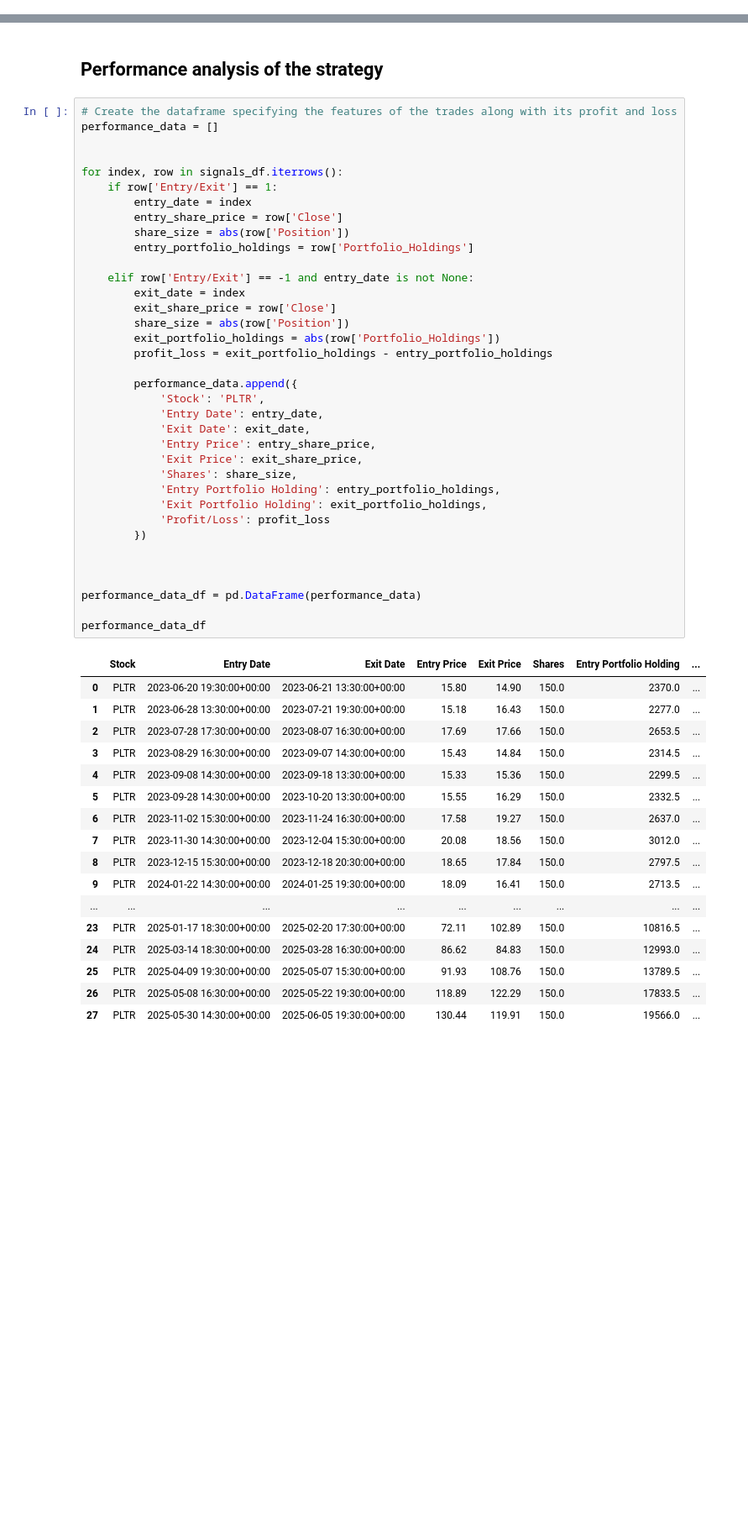
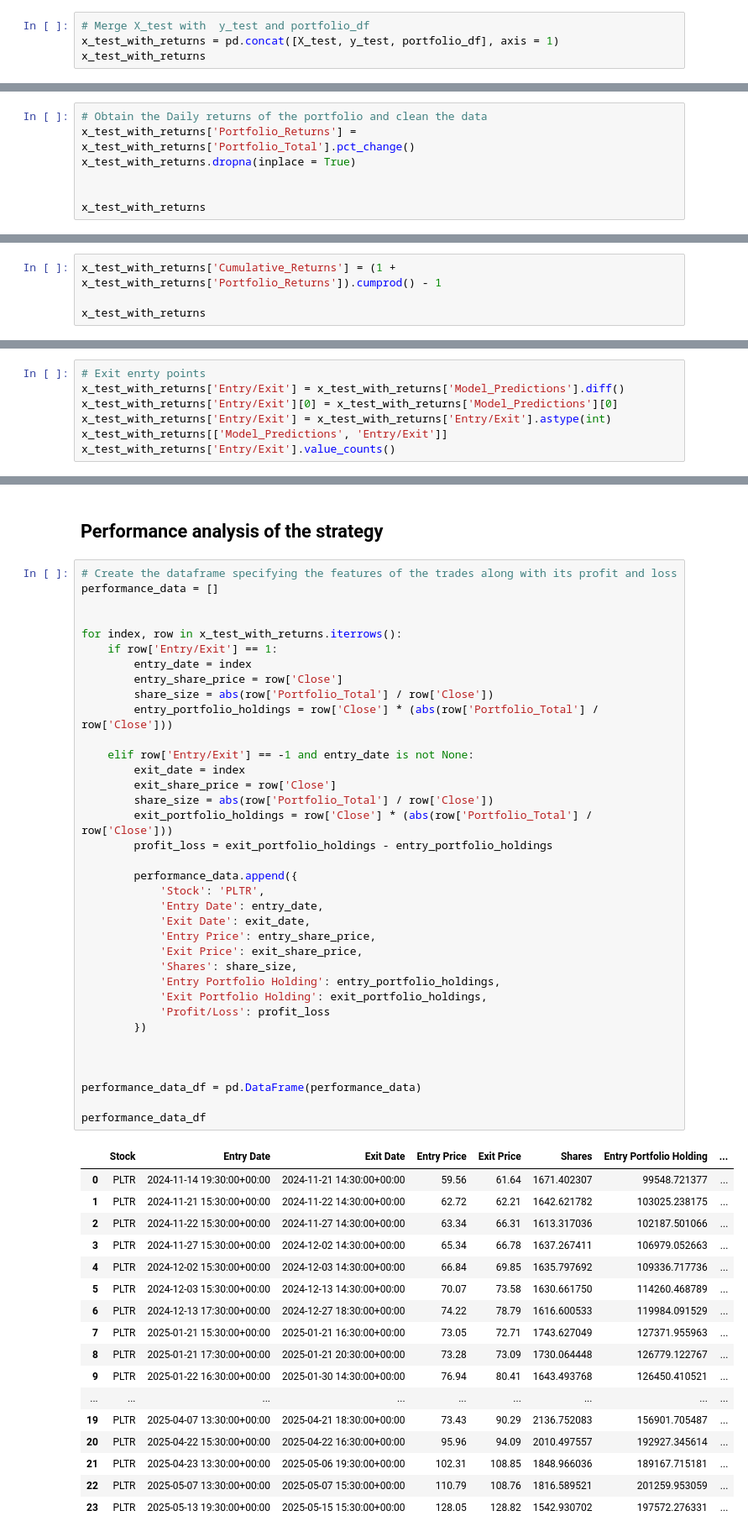
Before and after one commit to v3232/Machine-Learning-Enhanced-Equity-Strategy, a Jupyter notebook: main.ipynb, the cells around one changed output, grey strips where cells are left out. Shown: that part at 84% size. Cells and saved outputs as stored; diff of their text form; blank space fills up the shorter version.

```diff
--- a/main.ipynb
+++ b/main.ipynb
@@ -446,0 +309,4 @@ entry_exit_chart.opts(title = 'Entry Exit Plot on the Portfolio Cumulative Retur
+# %%
+# Merge X_test with  y_test and portfolio_df
+x_test_with_returns = pd.concat([X_test, y_test, portfolio_df], axis = 1)
+x_test_with_returns
@@ -446,0 +328,7 @@ entry_exit_chart.opts(title = 'Entry Exit Plot on the Portfolio Cumulative Retur
+# %%
+# Obtain the Daily returns of the portfolio and clean the data
+x_test_with_returns['Portfolio_Returns'] = x_test_with_returns['Portfolio_Total'].pct_change()
+x_test_with_returns.dropna(inplace = True)
+
+
+x_test_with_returns
@@ -446,0 +350,4 @@ entry_exit_chart.opts(title = 'Entry Exit Plot on the Portfolio Cumulative Retur
+# %%
+x_test_with_returns['Cumulative_Returns'] = (1 + x_test_with_returns['Portfolio_Returns']).cumprod() - 1
+
+x_test_with_returns
@@ -446,0 +373,7 @@ entry_exit_chart.opts(title = 'Entry Exit Plot on the Portfolio Cumulative Retur
+# %%
+# Exit enrty points
+x_test_with_returns['Entry/Exit'] = x_test_with_returns['Model_Predictions'].diff()
+x_test_with_returns['Entry/Exit'][0] = x_test_with_returns['Model_Predictions'][0]
+x_test_with_returns['Entry/Exit'] = x_test_with_returns['Entry/Exit'].astype(int)
+x_test_with_returns[['Model_Predictions', 'Entry/Exit']]
+x_test_with_returns['Entry/Exit'].value_counts()
@@ -515,52 +484,52 @@ evaluation_df
 performance_data = []
 
 
-for index, row in signals_df.iterrows():
+for index, row in x_test_with_returns.iterrows():
     if row['Entry/Exit'] == 1:
         entry_date = index
         entry_share_price = row['Close']
-        share_size = abs(row['Position'])
-        entry_portfolio_holdings = row['Portfolio_Holdings']
+        share_size = abs(row['Portfolio_Total'] / row['Close'])
+        entry_portfolio_holdings = row['Close'] * (abs(row['Portfolio_Total'] / row['Close']))
 
     elif row['Entry/Exit'] == -1 and entry_date is not None:
         exit_date = index
         exit_share_price = row['Close']
-        share_size = abs(row['Position'])
-        exit_portfolio_holdings = abs(row['Portfolio_Holdings'])
+        share_size = abs(row['Portfolio_Total'] / row['Close'])
+        exit_portfolio_holdings = row['Close'] * (abs(row['Portfolio_Total'] / row['Close']))
         profit_loss = exit_portfolio_holdings - entry_portfolio_holdings
 
         performance_data.append({
             'Stock': 'PLTR',
             'Entry Date': entry_date,
             'Exit Date': exit_date,
             'Entry Price': entry_share_price,
             'Exit Price': exit_share_price,
             'Shares': share_size,
             'Entry Portfolio Holding': entry_portfolio_holdings,
             'Exit Portfolio Holding': exit_portfolio_holdings,
             'Profit/Loss': profit_loss
         })
 
 
 
 performance_data_df = pd.DataFrame(performance_data)
 
 performance_data_df
 # %% [output]
 |  | Stock | Entry Date | Exit Date | Entry Price | Exit Price | Shares | Entry Portfolio Holding | ... |
-| 0 | PLTR | 2023-06-20 19:30:00+00:00 | 2023-06-21 13:30:00+00:00 | 15.80 | 14.90 | 150.0 | 2370.0 | ... |
-| 1 | PLTR | 2023-06-28 13:30:00+00:00 | 2023-07-21 19:30:00+00:00 | 15.18 | 16.43 | 150.0 | 2277.0 | ... |
-| 2 | PLTR | 2023-07-28 17:30:00+00:00 | 2023-08-07 16:30:00+00:00 | 17.69 | 17.66 | 150.0 | 2653.5 | ... |
-| 3 | PLTR | 2023-08-29 16:30:00+00:00 | 2023-09-07 14:30:00+00:00 | 15.43 | 14.84 | 150.0 | 2314.5 | ... |
-| 4 | PLTR | 2023-09-08 14:30:00+00:00 | 2023-09-18 13:30:00+00:00 | 15.33 | 15.36 | 150.0 | 2299.5 | ... |
-| 5 | PLTR | 2023-09-28 14:30:00+00:00 | 2023-10-20 13:30:00+00:00 | 15.55 | 16.29 | 150.0 | 2332.5 | ... |
-| 6 | PLTR | 2023-11-02 15:30:00+00:00 | 2023-11-24 16:30:00+00:00 | 17.58 | 19.27 | 150.0 | 2637.0 | ... |
-| 7 | PLTR | 2023-11-30 14:30:00+00:00 | 2023-12-04 15:30:00+00:00 | 20.08 | 18.56 | 150.0 | 3012.0 | ... |
-| 8 | PLTR | 2023-12-15 15:30:00+00:00 | 2023-12-18 20:30:00+00:00 | 18.65 | 17.84 | 150.0 | 2797.5 | ... |
-| 9 | PLTR | 2024-01-22 14:30:00+00:00 | 2024-01-25 19:30:00+00:00 | 18.09 | 16.41 | 150.0 | 2713.5 | ... |
+| 0 | PLTR | 2024-11-14 19:30:00+00:00 | 2024-11-21 14:30:00+00:00 | 59.56 | 61.64 | 1671.402307 | 99548.721377 | ... |
+| 1 | PLTR | 2024-11-21 15:30:00+00:00 | 2024-11-22 14:30:00+00:00 | 62.72 | 62.21 | 1642.621782 | 103025.238175 | ... |
+| 2 | PLTR | 2024-11-22 15:30:00+00:00 | 2024-11-27 14:30:00+00:00 | 63.34 | 66.31 | 1613.317036 | 102187.501066 | ... |
+| 3 | PLTR | 2024-11-27 15:30:00+00:00 | 2024-12-02 14:30:00+00:00 | 65.34 | 66.78 | 1637.267411 | 106979.052663 | ... |
+| 4 | PLTR | 2024-12-02 15:30:00+00:00 | 2024-12-03 14:30:00+00:00 | 66.84 | 69.85 | 1635.797692 | 109336.717736 | ... |
+| 5 | PLTR | 2024-12-03 15:30:00+00:00 | 2024-12-13 14:30:00+00:00 | 70.07 | 73.58 | 1630.661750 | 114260.468789 | ... |
+| 6 | PLTR | 2024-12-13 17:30:00+00:00 | 2024-12-27 18:30:00+00:00 | 74.22 | 78.79 | 1616.600533 | 119984.091529 | ... |
+| 7 | PLTR | 2025-01-21 15:30:00+00:00 | 2025-01-21 16:30:00+00:00 | 73.05 | 72.71 | 1743.627049 | 127371.955963 | ... |
+| 8 | PLTR | 2025-01-21 17:30:00+00:00 | 2025-01-21 20:30:00+00:00 | 73.28 | 73.09 | 1730.064448 | 126779.122767 | ... |
+| 9 | PLTR | 2025-01-22 16:30:00+00:00 | 2025-01-30 14:30:00+00:00 | 76.94 | 80.41 | 1643.493768 | 126450.410521 | ... |
 | ... | ... | ... | ... | ... | ... | ... | ... | ... |
-| 23 | PLTR | 2025-01-17 18:30:00+00:00 | 2025-02-20 17:30:00+00:00 | 72.11 | 102.89 | 150.0 | 10816.5 | ... |
-| 24 | PLTR | 2025-03-14 18:30:00+00:00 | 2025-03-28 16:30:00+00:00 | 86.62 | 84.83 | 150.0 | 12993.0 | ... |
-| 25 | PLTR | 2025-04-09 19:30:00+00:00 | 2025-05-07 15:30:00+00:00 | 91.93 | 108.76 | 150.0 | 13789.5 | ... |
-| 26 | PLTR | 2025-05-08 16:30:00+00:00 | 2025-05-22 19:30:00+00:00 | 118.89 | 122.29 | 150.0 | 17833.5 | ... |
-| 27 | PLTR | 2025-05-30 14:30:00+00:00 | 2025-06-05 19:30:00+00:00 | 130.44 | 119.91 | 150.0 | 19566.0 | ... |
+| 19 | PLTR | 2025-04-07 13:30:00+00:00 | 2025-04-21 18:30:00+00:00 | 73.43 | 90.29 | 2136.752083 | 156901.705487 | ... |
+| 20 | PLTR | 2025-04-22 15:30:00+00:00 | 2025-04-22 16:30:00+00:00 | 95.96 | 94.09 | 2010.497557 | 192927.345614 | ... |
+| 21 | PLTR | 2025-04-23 13:30:00+00:00 | 2025-05-06 19:30:00+00:00 | 102.31 | 108.85 | 1848.966036 | 189167.715181 | ... |
+| 22 | PLTR | 2025-05-07 13:30:00+00:00 | 2025-05-07 15:30:00+00:00 | 110.79 | 108.76 | 1816.589521 | 201259.953059 | ... |
+| 23 | PLTR | 2025-05-13 19:30:00+00:00 | 2025-05-15 15:30:00+00:00 | 128.05 | 128.82 | 1542.930702 | 197572.276331 | ... |
```
Also changed, not shown: parts of 49 cells of this notebook.
